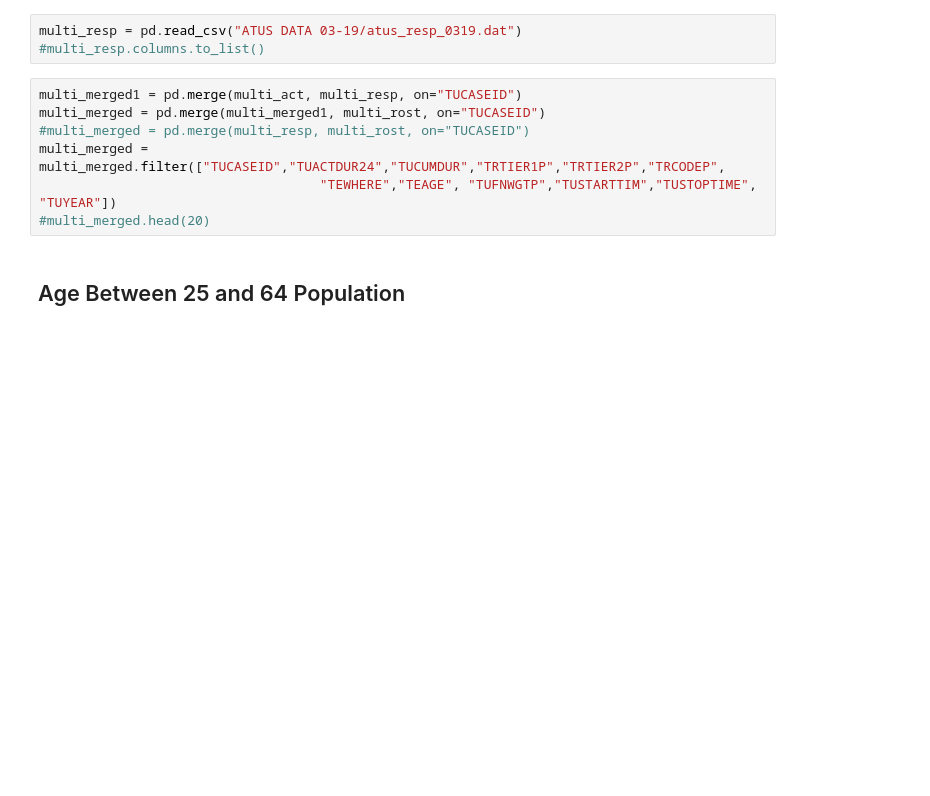
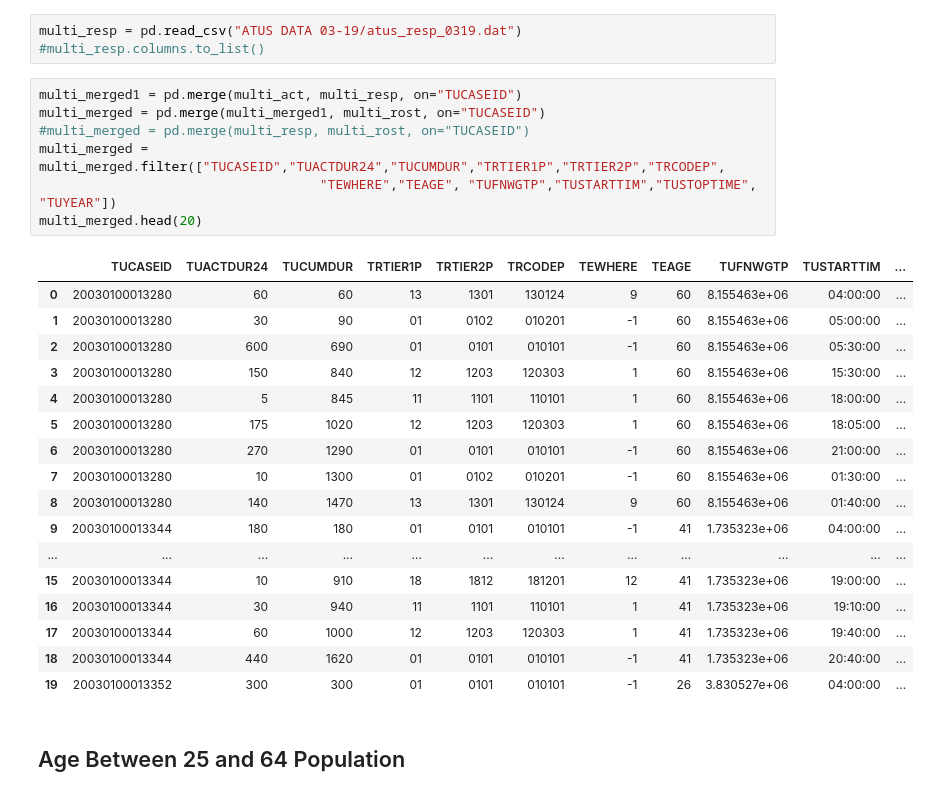
Before and after one commit to SinounPhoung/ATUS, a Jupyter notebook: 2003-2019 ATUS - Age 25 to 64.ipynb, the cells around one changed output. Saved outputs shown, nothing was run; the diff lists cells and outputs as text; blank space fills up the shorter version.

```diff
--- a/2003-2019 ATUS - Age 25 to 64.ipynb
+++ b/2003-2019 ATUS - Age 25 to 64.ipynb
@@ -22,9 +54,27 @@ multi_resp = pd.read_csv("ATUS DATA 03-19/atus_resp_0319.dat")
 # %%
 multi_merged1 = pd.merge(multi_act, multi_resp, on="TUCASEID")
 multi_merged = pd.merge(multi_merged1, multi_rost, on="TUCASEID")
 #multi_merged = pd.merge(multi_resp, multi_rost, on="TUCASEID")
 multi_merged = multi_merged.filter(["TUCASEID","TUACTDUR24","TUCUMDUR","TRTIER1P","TRTIER2P","TRCODEP",
                                     "TEWHERE","TEAGE", "TUFNWGTP","TUSTARTTIM","TUSTOPTIME", "TUYEAR"])
-#multi_merged.head(20)
+multi_merged.head(20)
+# %% [output]
+|  | TUCASEID | TUACTDUR24 | TUCUMDUR | TRTIER1P | TRTIER2P | TRCODEP | TEWHERE | TEAGE | TUFNWGTP | TUSTARTTIM | ... |
+| 0 | 20030100013280 | 60 | 60 | 13 | 1301 | 130124 | 9 | 60 | 8.155463e+06 | 04:00:00 | ... |
+| 1 | 20030100013280 | 30 | 90 | 01 | 0102 | 010201 | -1 | 60 | 8.155463e+06 | 05:00:00 | ... |
+| 2 | 20030100013280 | 600 | 690 | 01 | 0101 | 010101 | -1 | 60 | 8.155463e+06 | 05:30:00 | ... |
+| 3 | 20030100013280 | 150 | 840 | 12 | 1203 | 120303 | 1 | 60 | 8.155463e+06 | 15:30:00 | ... |
+| 4 | 20030100013280 | 5 | 845 | 11 | 1101 | 110101 | 1 | 60 | 8.155463e+06 | 18:00:00 | ... |
+| 5 | 20030100013280 | 175 | 1020 | 12 | 1203 | 120303 | 1 | 60 | 8.155463e+06 | 18:05:00 | ... |
+| 6 | 20030100013280 | 270 | 1290 | 01 | 0101 | 010101 | -1 | 60 | 8.155463e+06 | 21:00:00 | ... |
+| 7 | 20030100013280 | 10 | 1300 | 01 | 0102 | 010201 | -1 | 60 | 8.155463e+06 | 01:30:00 | ... |
+| 8 | 20030100013280 | 140 | 1470 | 13 | 1301 | 130124 | 9 | 60 | 8.155463e+06 | 01:40:00 | ... |
+| 9 | 20030100013344 | 180 | 180 | 01 | 0101 | 010101 | -1 | 41 | 1.735323e+06 | 04:00:00 | ... |
+| ... | ... | ... | ... | ... | ... | ... | ... | ... | ... | ... | ... |
+| 15 | 20030100013344 | 10 | 910 | 18 | 1812 | 181201 | 12 | 41 | 1.735323e+06 | 19:00:00 | ... |
+| 16 | 20030100013344 | 30 | 940 | 11 | 1101 | 110101 | 1 | 41 | 1.735323e+06 | 19:10:00 | ... |
+| 17 | 20030100013344 | 60 | 1000 | 12 | 1203 | 120303 | 1 | 41 | 1.735323e+06 | 19:40:00 | ... |
+| 18 | 20030100013344 | 440 | 1620 | 01 | 0101 | 010101 | -1 | 41 | 1.735323e+06 | 20:40:00 | ... |
+| 19 | 20030100013352 | 300 | 300 | 01 | 0101 | 010101 | -1 | 26 | 3.830527e+06 | 04:00:00 | ... |
 # %% [markdown]
 ## Age Between 25 and 64  Population
```
Also changed, not shown: parts of 5 cells of this notebook.
